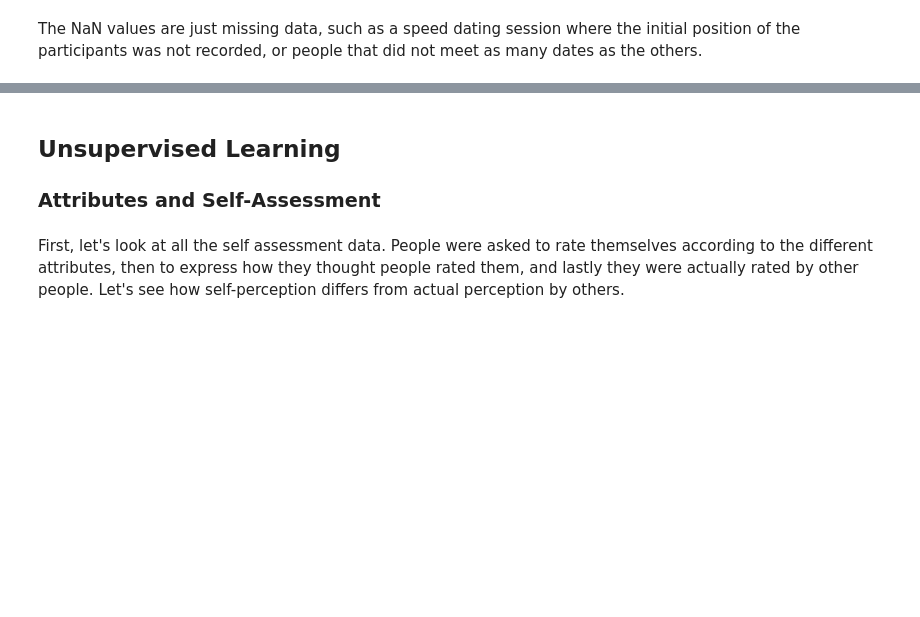
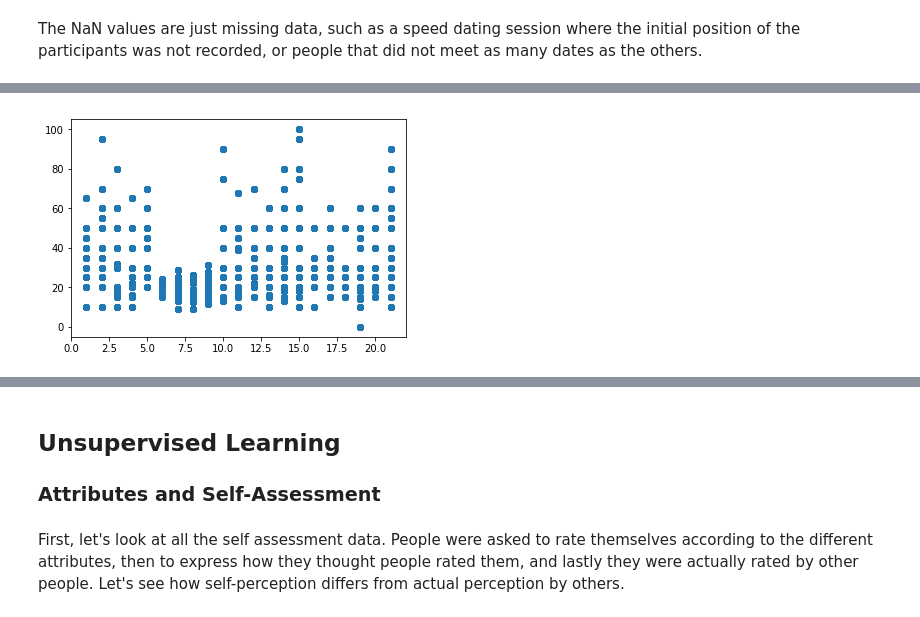
Before and after one commit to alexchouraki/Python-Project, a Jupyter notebook: Python Project.ipynb, the cells around one changed output, grey strips where cells are left out. Cells and saved outputs as stored; diff of their text form; code cells hidden in the pictures; blank space fills up the shorter version.

```diff
--- a/Python Project.ipynb
+++ b/Python Project.ipynb
@@ -85,0 +68,5 @@ To finish the preprocessing, we would like to remove the rows corresponding to w
+# %%
+mpl.scatter(sdd['wave'], sdd['attr2_1'])
+mpl.show()
+# %% [output]
+[figure, added]
```
Also changed, not shown: parts of 13 cells of this notebook.
